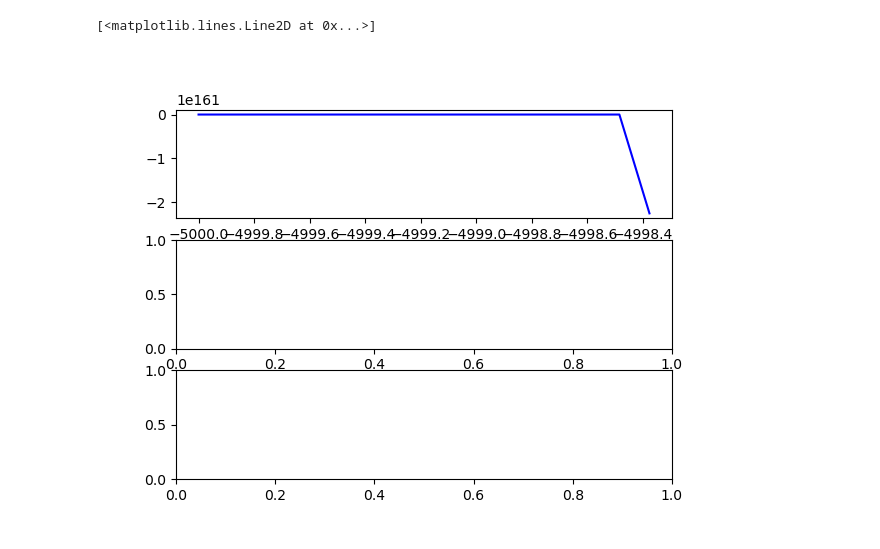
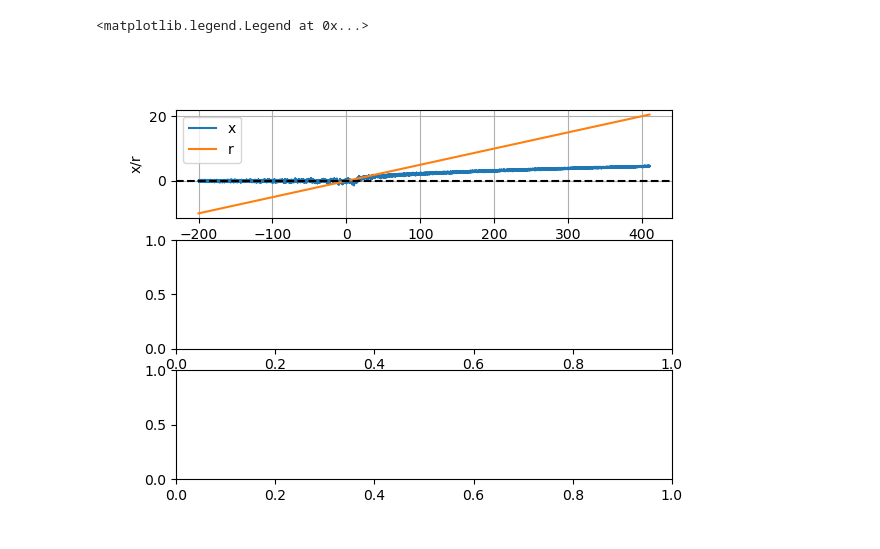
Before and after one commit to barrackHa/differential_equations, a Jupyter notebook: ews_analysis/pitchfork_ews.ipynb, the cells around one changed output. Saved outputs shown, nothing was run; the diff lists cells and outputs as text; code cells hidden in the pictures.

```diff
--- a/ews_analysis/pitchfork_ews.ipynb
+++ b/ews_analysis/pitchfork_ews.ipynb
@@ -18,13 +18,13 @@ from ews_helper import get_ews, itoEulerMaruyama
 x_dot = rx - x^3
 r_dot = epsilon
 """
-r_0 = -1
-x0, y0 = 0, 0
-epsilon = 0.01
-sigma = 0.1 # noise
+r0 = -10
+x0 = 0
+epsilon = 0.05
+sigma = 0.6 # noise
 
 t_span, t_points= 410, 50000
-time = np.linspace(-5000, t_span, t_points)
+time = np.linspace(-200, t_span, t_points)
 dt = t_span/t_points
 
 ews_win_size = t_points // 20
@@ -37,34 +37,42 @@ def dSdt(t, S, epsilon):
         x_dot = rx - x^3
         r_dot = epsilon
     """
-    x, y = S
+    x, r = S
     try:
-        shaper = np.ones_like(y)
+        shaper = np.ones_like(r)
     except:
         try:
-            shaper = np.ones(len(y))
+            shaper = np.ones(len(r))
         except:
             shaper = 1
 
     return [
-        y + t*epsilon*x - x**3,
+        r*x - x**3,
         epsilon * shaper
     ]
 # %%
 # Euler Maruyama
 results,derivatives = itoEulerMaruyama(
     model=dSdt,
-    y0=[x0, y0],
+    y0=[x0, r0],
     time=time,
     noise=[sigma,0],args=(epsilon,),save_derivative=True
 )
 
 slope,intercept,_,_,_ = linregress(time, results[:,0])
 # mu=0=intercept+slope*t iff t=-intercept/slope
-t_star = time[np.where(results[:,0] >= 1)[0][0]]
+t_star = time[np.where(results[:,1] >= 1)[0][0]]
-# %%
-fig, axs = plt.subplots(3, 1)
-axs[0].plot(time, results[:,0], color='b', label='x(t)')
-# %% [output]
-[<matplotlib.lines.Line2D at 0x...>]
-[figure, removed]
+# %%
+fig, axes = plt.subplots(3,1)
+
+ax = axes[0]
+ax.plot(time, results[:,0], label='x')
+ax.plot(time, results[:,1], label='r')
+ax.axhline(y=0, color='black', ls='--')
+ax.set_xlabel('time')
+ax.set_ylabel('x/r')
+ax.grid()
+ax.legend()
+# %% [output]
+<matplotlib.legend.Legend at 0x...>
+[figure, added]
```
Also changed, not shown: parts of 6 cells of this notebook, 2 other files.
